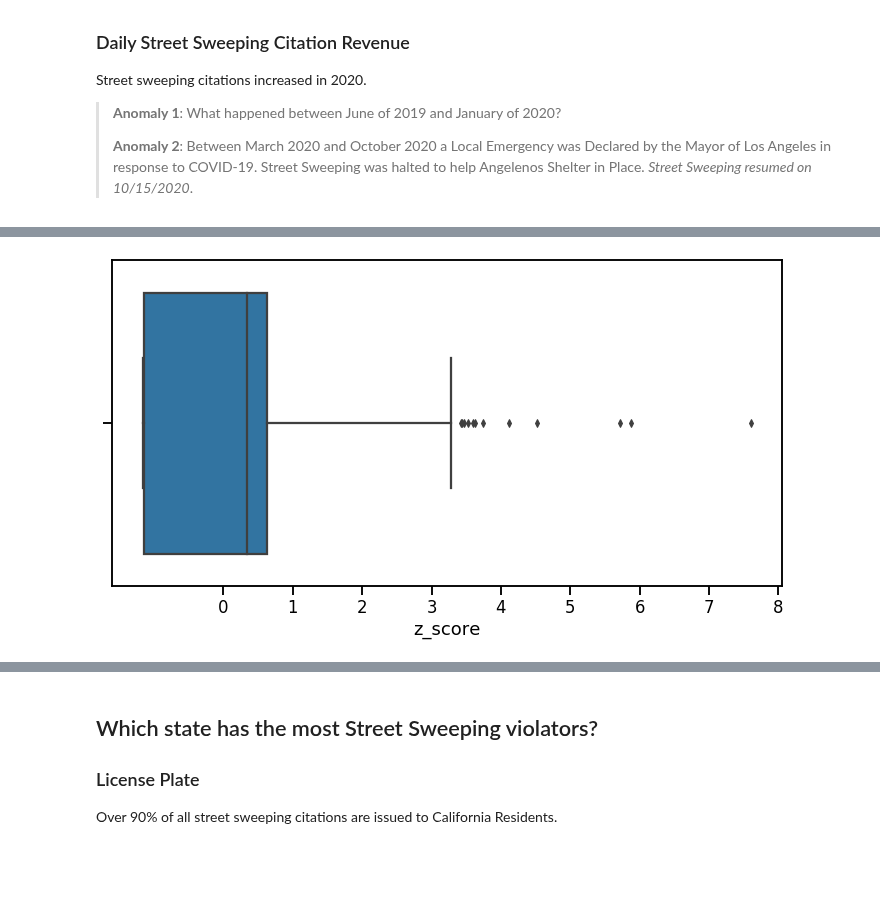
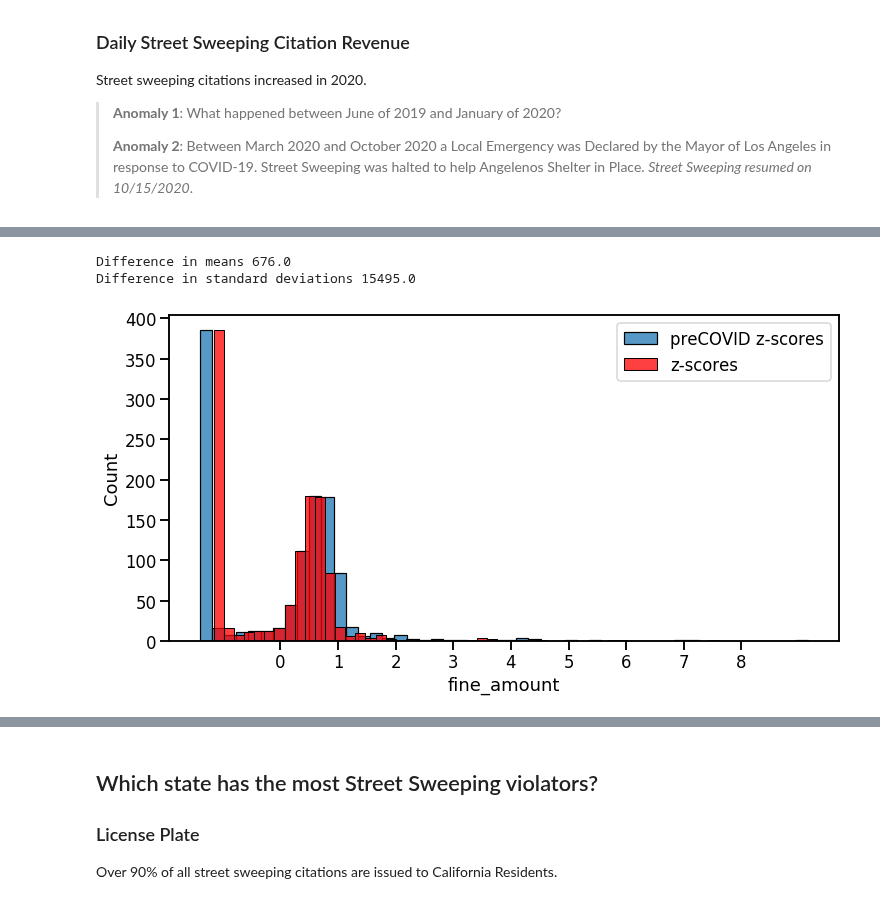
Before and after one commit to Promeos/LADOT-COVID19-enforcement, a Jupyter notebook: MVP.ipynb, the cells around one changed output, grey strips where cells are left out. Saved outputs shown, nothing was run; the diff lists cells and outputs as text; code cells hidden in the pictures; blank space fills up the shorter version.

Commit message:
Add z-scores and calendar to highlight significant dates

```diff
--- a/MVP.ipynb
+++ b/MVP.ipynb
@@ -228,3 +228,6 @@ Street sweeping citations increased in 2020.
 > __Anomaly 1__: What happened between June of 2019 and January of 2020?<br>
 >
 > __Anomaly 2__: Between March 2020 and October 2020 a Local Emergency was Declared by the Mayor of Los Angeles in response to COVID-19. Street Sweeping was halted to help Angelenos Shelter in Place. _Street Sweeping resumed on 10/15/2020_.
+# %%
+# Daily street sweeping citation revenue
+daily_revenue = df_citations.groupby('issue_date').fine_amount.sum()
@@ -231,4 +255,5 @@ Street sweeping citations increased in 2020.
 # %%
+# Data to calculate z-scores using precovid values to calculate the mean and std
 daily_revenue_precovid = df_citations.loc[df_citations.issue_date < '2020-06-01']
-
-mean_precovid = daily_revenue_precovid.groupby('issue_date').fine_amount.sum().mean()
+daily_revenue_precovid = daily_revenue_precovid.groupby('issue_date').fine_amount.sum()
+mean_precovid, std_precovid = daily_revenue_precovid.agg(['mean', 'std']).values
@@ -251,3 +259,0 @@ plt.ylim(0, 1_000_000);
-# %%
-daily_revenue = df_citations.groupby('issue_date').fine_amount.sum().to_frame()
-daily_revenue.index = pd.to_datetime(daily_revenue.index)
@@ -259,10 +260,34 @@ z_scores.rename(columns={'fine_amount': 'z_score'}, inplace=True)
+# %%
+mean, std = daily_revenue.agg(['mean', 'std']).values
+
+# Calculating Z-Scores using precovid mean and std
+z_scores_precovid = (daily_revenue - mean_precovid)/std_precovid
+sig_zscores_pre_covid = z_scores_precovid[z_scores_precovid>3]
+
+# Calculating Z-Scores using entire data
+z_scores = (daily_revenue - mean)/std
+sig_zscores = z_scores[z_scores>3]
+# %%
+print("Difference in means", round(abs(mean_precovid-mean)))
+print("Difference in standard deviations", round(abs(std_precovid-std)))
+# %% [output]
+Difference in means 676.0
+Difference in standard deviations 15495.0
 # %%
 sns.set_context('talk')
 
 plt.figure(figsize=(12, 6))
-sns.boxplot(data=z_scores,
-            x='z_score')
+sns.histplot(data=z_scores_precovid,
+             bins=50,
+             label='preCOVID z-scores')
+
+
+sns.histplot(data=z_scores,
+             bins=50,
+             color='red',
+             label='z-scores')
+plt.legend()
 
 plt.xticks(np.linspace(0, 8, 9));
 # %% [output]
-[figure, old version]
+[figure, new version]
```
Also changed, not shown: parts of 21 cells of this notebook.
